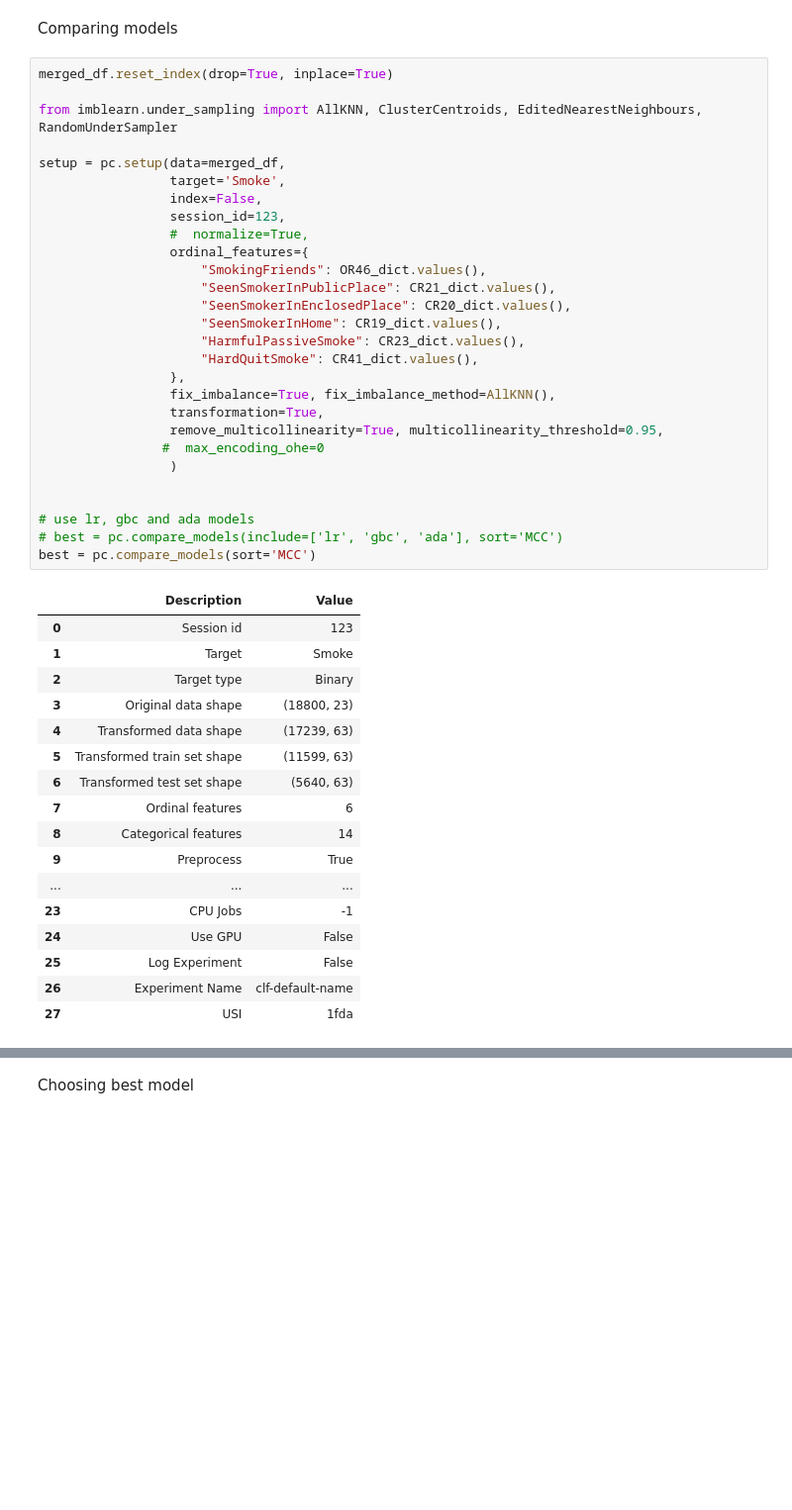
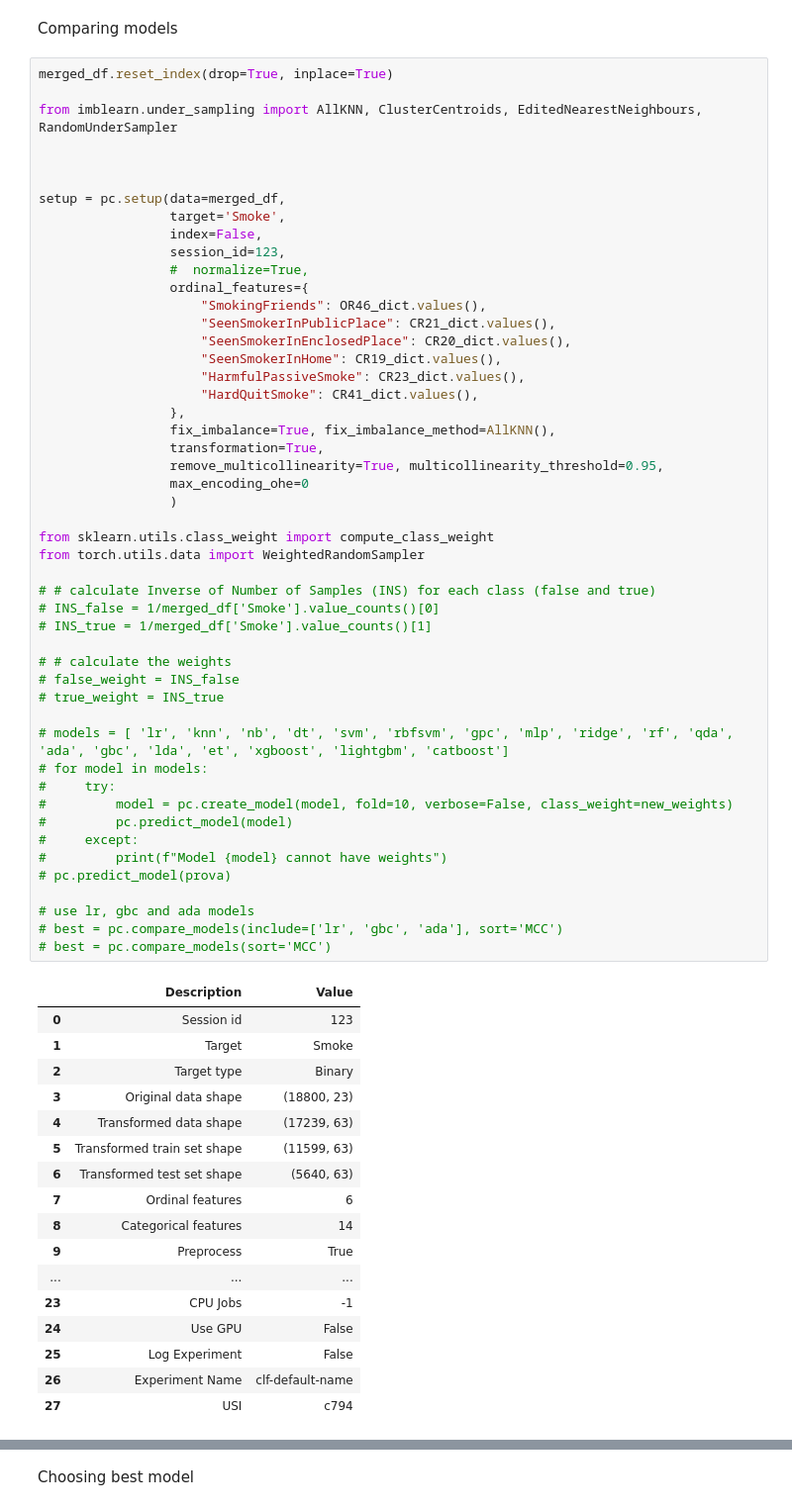
Before and after one commit to frazah/tobacco-analysis, a Jupyter notebook: src/notebooks/youth copy.ipynb, the cells around one changed output, grey strips where cells are left out. Shown at 99% size. Cells and saved outputs as stored; diff of their text form; blank space fills up the shorter version.

```diff
--- a/src/notebooks/youth copy.ipynb
+++ b/src/notebooks/youth copy.ipynb
@@ -264,6 +264,8 @@ Comparing models
 merged_df.reset_index(drop=True, inplace=True)
 
 from imblearn.under_sampling import AllKNN, ClusterCentroids, EditedNearestNeighbours, RandomUnderSampler
+
+
 
 setup = pc.setup(data=merged_df,
                  target='Smoke',
@@ -276,33 +278,52 @@ setup = pc.setup(data=merged_df,
                      "SeenSmokerInEnclosedPlace": CR20_dict.values(),
                      "SeenSmokerInHome": CR19_dict.values(),
                      "HarmfulPassiveSmoke": CR23_dict.values(),
                      "HardQuitSmoke": CR41_dict.values(),
                  },
                  fix_imbalance=True, fix_imbalance_method=AllKNN(),
                  transformation=True,
                  remove_multicollinearity=True, multicollinearity_threshold=0.95,
-                #  max_encoding_ohe=0
+                 max_encoding_ohe=0
                  )
 
+from sklearn.utils.class_weight import compute_class_weight
+from torch.utils.data import WeightedRandomSampler
+
+# # calculate Inverse of Number of Samples (INS) for each class (false and true)
+# INS_false = 1/merged_df['Smoke'].value_counts()[0]
+# INS_true = 1/merged_df['Smoke'].value_counts()[1]
+
+# # calculate the weights
+# false_weight = INS_false
+# true_weight = INS_true
+
+# models = [ 'lr', 'knn', 'nb', 'dt', 'svm', 'rbfsvm', 'gpc', 'mlp', 'ridge', 'rf', 'qda', 'ada', 'gbc', 'lda', 'et', 'xgboost', 'lightgbm', 'catboost']
+# for model in models:
+#     try:
+#         model = pc.create_model(model, fold=10, verbose=False, class_weight=new_weights)
+#         pc.predict_model(model)
+#     except:
+#         print(f"Model {model} cannot have weights")
+# pc.predict_model(prova)
 
 # use lr, gbc and ada models
 # best = pc.compare_models(include=['lr', 'gbc', 'ada'], sort='MCC')
-best = pc.compare_models(sort='MCC')
+# best = pc.compare_models(sort='MCC')
 # %% [output]
 |  | Description | Value |
 | 0 | Session id | 123 |
 | 1 | Target | Smoke |
 | 2 | Target type | Binary |
 | 3 | Original data shape | (18800, 23) |
 | 4 | Transformed data shape | (17239, 63) |
 | 5 | Transformed train set shape | (11599, 63) |
 | 6 | Transformed test set shape | (5640, 63) |
 | 7 | Ordinal features | 6 |
 | 8 | Categorical features | 14 |
 | 9 | Preprocess | True |
 | ... | ... | ... |
 | 23 | CPU Jobs | -1 |
 | 24 | Use GPU | False |
 | 25 | Log Experiment | False |
 | 26 | Experiment Name | clf-default-name |
-| 27 | USI | 1fda |
+| 27 | USI | c794 |
```
Also changed, not shown: parts of 4 cells of this notebook, 1 other file.
